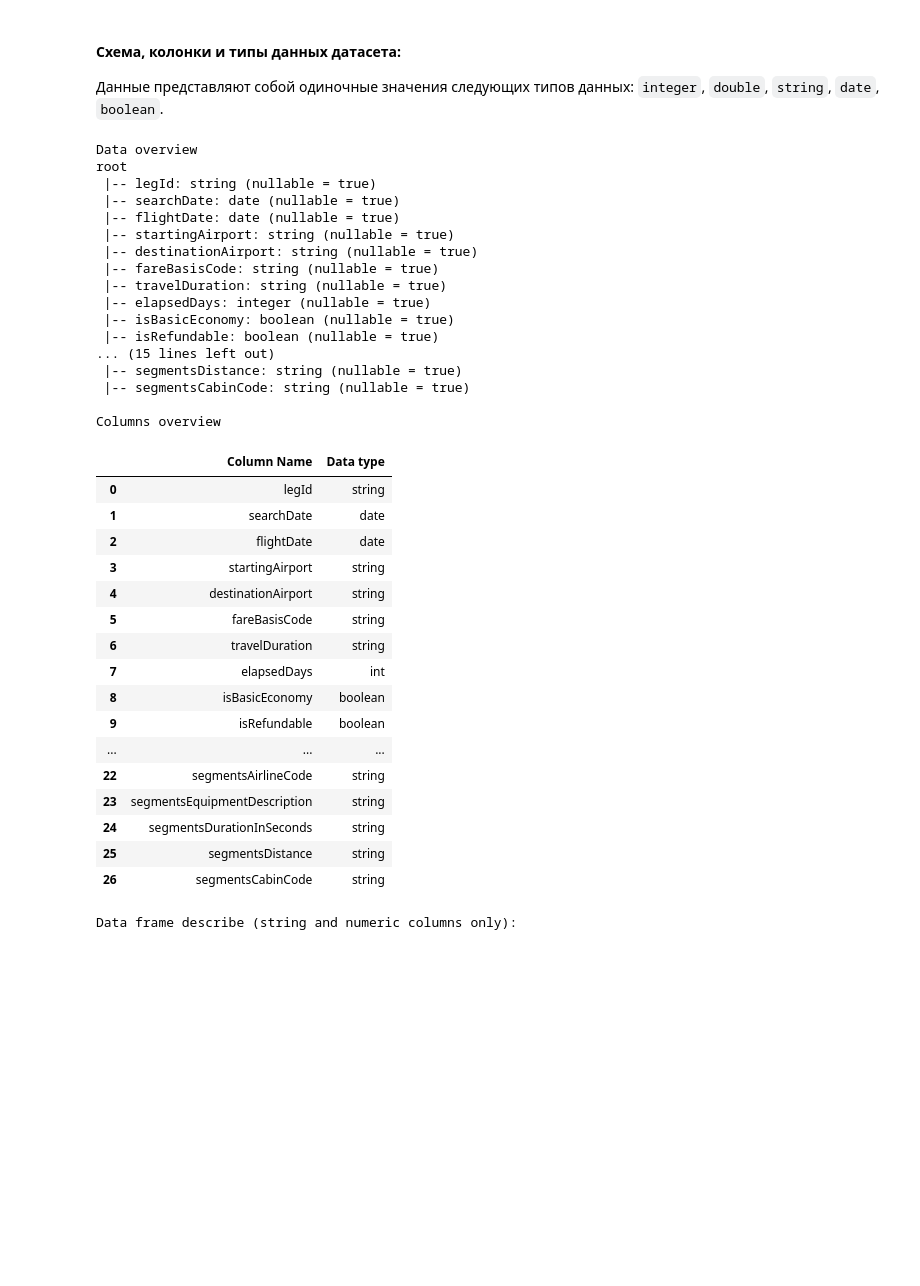
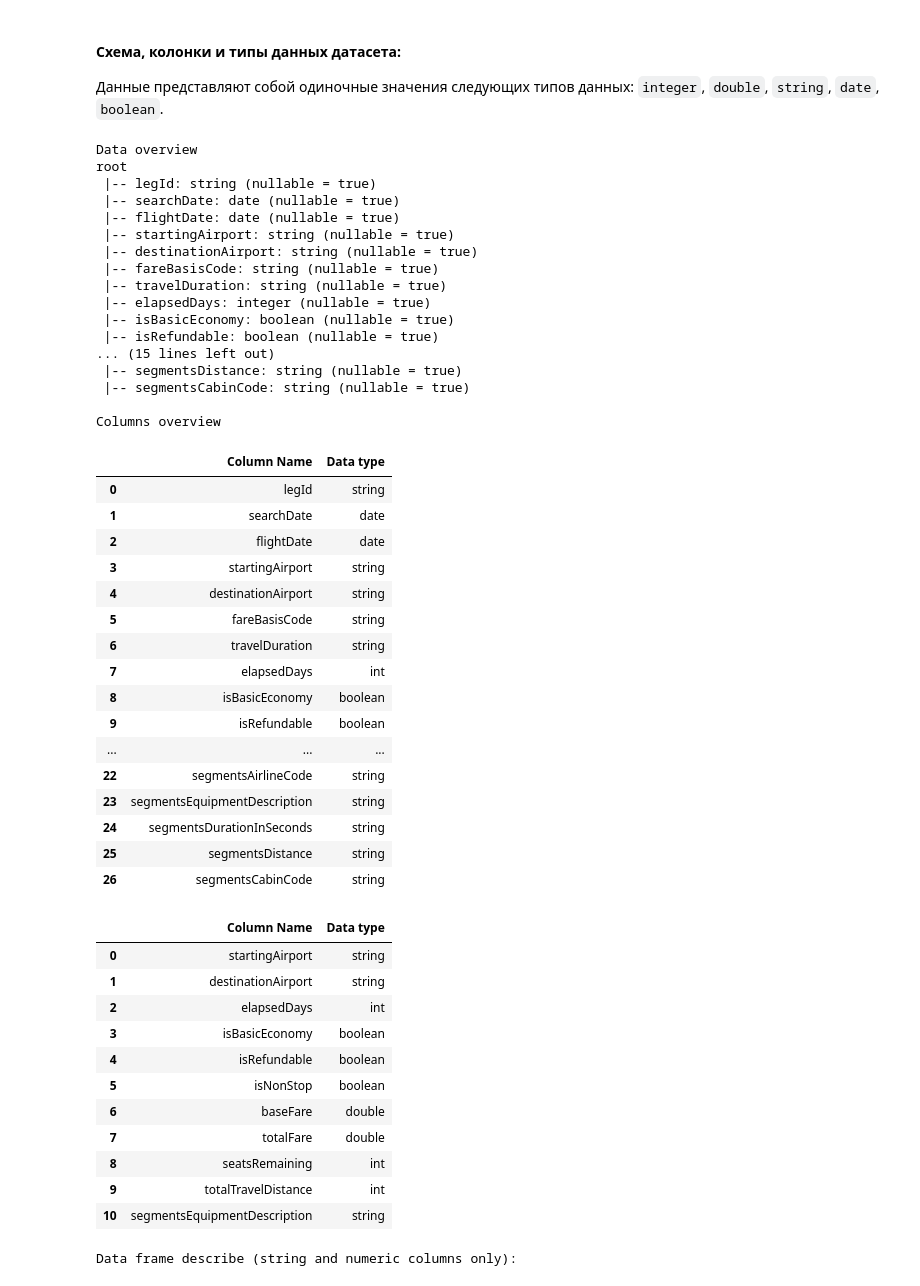
Before and after one commit to MrKobrand/BDPS2023, a Jupyter notebook: N1/exploratory_analysis.ipynb, the cells around one changed output. Drawn from its saved outputs; the diff is of its cells as text; code cells hidden in the pictures; blank space fills up the shorter version.

```diff
--- a/N1/exploratory_analysis.ipynb
+++ b/N1/exploratory_analysis.ipynb
@@ -143,6 +143,10 @@ df.printSchema()
 
 print('Columns overview')
 pd.DataFrame(df.dtypes, columns = ['Column Name', 'Data type'])
+
+df_short = df.select('startingAirport', 'destinationAirport', 'elapsedDays', 'isBasicEconomy', 'isRefundable', 'isNonStop', 'baseFare', 'totalFare', 'seatsRemaining', 'totalTravelDistance', 'segmentsEquipmentDescription')
+
+pd.DataFrame(df_short.dtypes, columns = ['Column Name', 'Data type'])
 # %% [output]
 Data overview
 root
@@ -151,33 +155,45 @@ root
  |-- flightDate: date (nullable = true)
  |-- startingAirport: string (nullable = true)
  |-- destinationAirport: string (nullable = true)
  |-- fareBasisCode: string (nullable = true)
  |-- travelDuration: string (nullable = true)
  |-- elapsedDays: integer (nullable = true)
  |-- isBasicEconomy: boolean (nullable = true)
  |-- isRefundable: boolean (nullable = true)
 ... (15 lines left out)
  |-- segmentsDistance: string (nullable = true)
  |-- segmentsCabinCode: string (nullable = true)
 
 Columns overview
 |  | Column Name | Data type |
 | 0 | legId | string |
 | 1 | searchDate | date |
 | 2 | flightDate | date |
 | 3 | startingAirport | string |
 | 4 | destinationAirport | string |
 | 5 | fareBasisCode | string |
 | 6 | travelDuration | string |
 | 7 | elapsedDays | int |
 | 8 | isBasicEconomy | boolean |
 | 9 | isRefundable | boolean |
 | ... | ... | ... |
 | 22 | segmentsAirlineCode | string |
 | 23 | segmentsEquipmentDescription | string |
 | 24 | segmentsDurationInSeconds | string |
 | 25 | segmentsDistance | string |
 | 26 | segmentsCabinCode | string |
+|  | Column Name | Data type |
+| 0 | startingAirport | string |
+| 1 | destinationAirport | string |
+| 2 | elapsedDays | int |
+| 3 | isBasicEconomy | boolean |
+| 4 | isRefundable | boolean |
+| 5 | isNonStop | boolean |
+| 6 | baseFare | double |
+| 7 | totalFare | double |
+| 8 | seatsRemaining | int |
+| 9 | totalTravelDistance | int |
+| 10 | segmentsEquipmentDescription | string |
 # %%
 print('Data frame describe (string and numeric columns only):')
 df.describe().toPandas()
```
Also changed, not shown: parts of 2 cells of this notebook, 2 other files.
